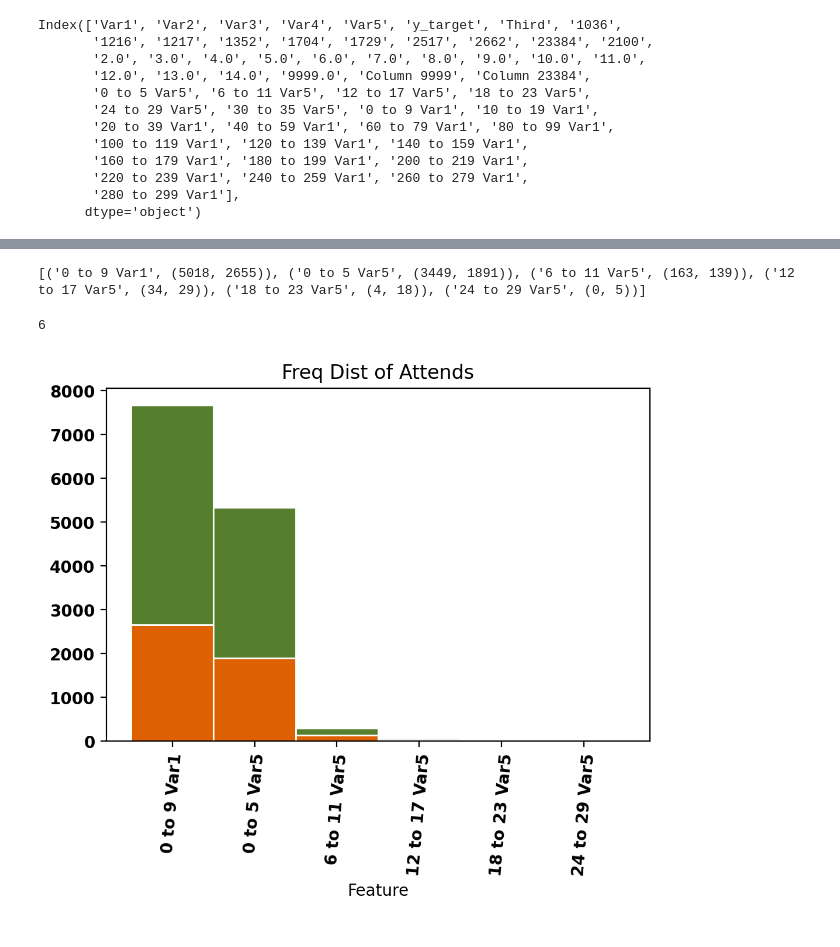
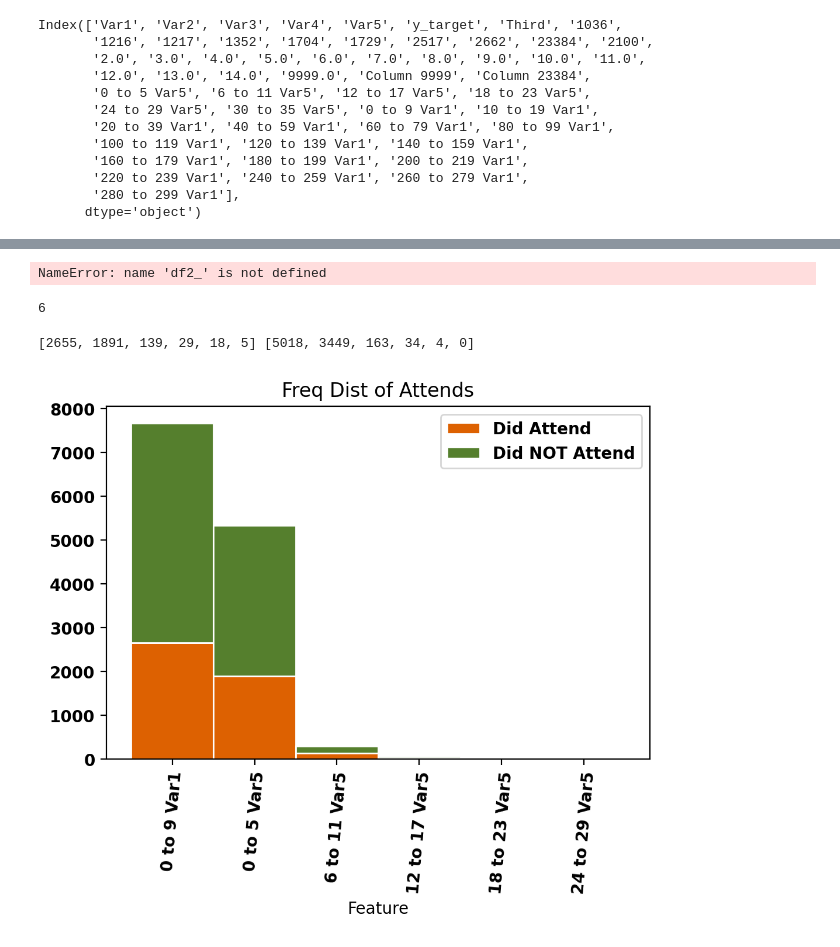
Before and after one commit to AChezick/Capstone2, a Jupyter notebook: Notebooks/plotting2.ipynb, the cells around one changed output, grey strips where cells are left out. Saved outputs shown, nothing was run; the diff lists cells and outputs as text; code cells hidden in the pictures.

```diff
--- a/Notebooks/plotting2.ipynb
+++ b/Notebooks/plotting2.ipynb
@@ -146,6 +144,6 @@ IndentationError: unexpected indent (<ipython-input-18-f5c32f38a999>, line 2)
 # %%
 #  '24 to 29 Var5', '30 to 35 Var5',
-lst=[ '0 to 9 Var1','0 to 5 Var5', '6 to 11 Var5', '12 to 17 Var5', '18 to 23 Var5',
+lst=[ '0 to 5 Var5', '6 to 11 Var5', '12 to 17 Var5', '18 to 23 Var5',
        '24 to 29 Var5']
     #need number of y_target = 1 , y_target = 0 , count = sum(1)
 def dfgh():
@@ -159,7 +157,7 @@ def dfgh():
 shows = dfgh()
 print(shows)
 # %% [output]
-[('0 to 9 Var1', (5018, 2655)), ('0 to 5 Var5', (3449, 1891)), ('6 to 11 Var5', (163, 139)), ('12 to 17 Var5', (34, 29)), ('18 to 23 Var5', (4, 18)), ('24 to 29 Var5', (0, 5))]
+NameError: name 'df2_' is not defined
 # %%
 bars1 = [x[1][1] for x in shows ]  #counts of y_not == 1 for each grouping
 bars2 = [x[1][0] for x in shows ]
@@ -175,35 +173,38 @@ import pandas as pd
 
 # y-axis in bold
 rc('font', weight='bold')
 
 # Values of each group
 bars1 = [x[1][1] for x in shows ]  #counts of y_not == 1 for each grouping
 bars2 = [x[1][0] for x in shows ] #counts of y_not == 0 for each grouping
-
+print(bars1,bars2)
 # Heights of bars1 + bars2
 bars = np.add(bars1, bars2).tolist()
 #,14,15,16,17,18,19,20,21,22,23,24,25,26,27,28,29,30,31,32,33,34,35,36,37,38,39,40
 # The position of the bars on the x-axis
 r = [1,2,3,4,5,6]  #len(number of grouppings)
 
 # Names of group and bar width
 names = [x[0] for x in shows] # The names for each group
 barWidth = 1
 
 # Create brown bars
 plt.bar(r, bars1, color= '#dd6101', edgecolor='white', width=barWidth)
 # Create green bars (middle), on top of the firs ones
 plt.bar(r, bars2, bottom=bars1, color='#557f2d', edgecolor='white', width=barWidth)
 
 # Custom X axis
 plt.title(label = 'Freq Dist of Attends')
 plt.xticks(r, names, fontweight='bold')
 plt.xlabel("Feature")
+plt.ylabel("Number of Patients")
 plt.xticks(rotation=85)
+plt.legend( ('Did Attend', 'Did NOT Attend'))
 # Show graphic
 plt.show()
 # %% [output]
+[2655, 1891, 139, 29, 18, 5] [5018, 3449, 163, 34, 4, 0]
-[figure, old version]
+[figure, new version]
 # %%
 # could do column 9999 column 22384 and two others in one plot . ANother set of o/1 plots for the range Var 1
 # maybe just put the biggest cols with 9999 and 22384,  ie 0 to 5 , 0 to 19, 0 to 19 Var1
```
Also changed, not shown: parts of 3 cells of this notebook, 26 other files.
